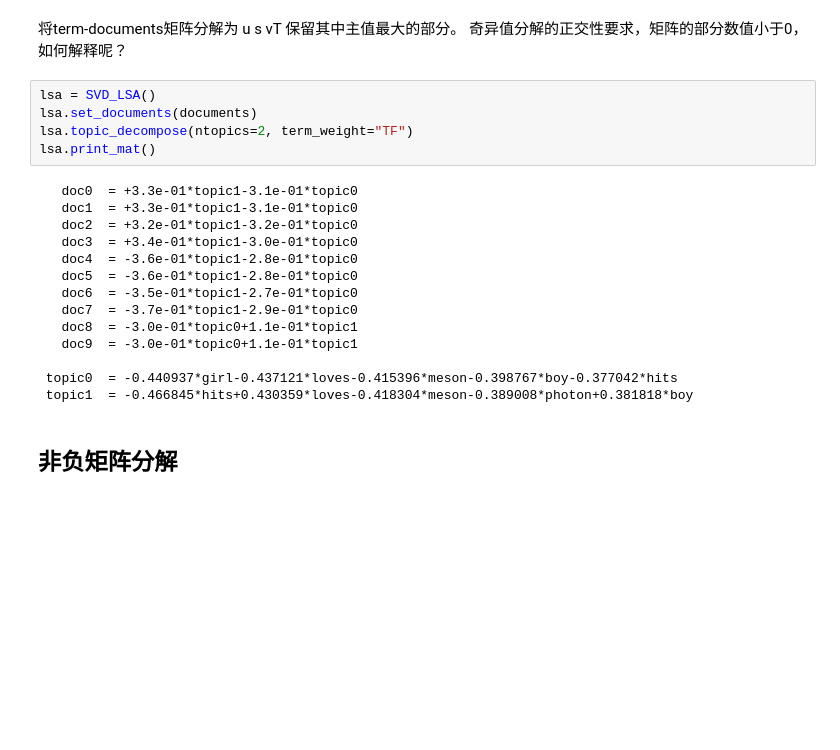
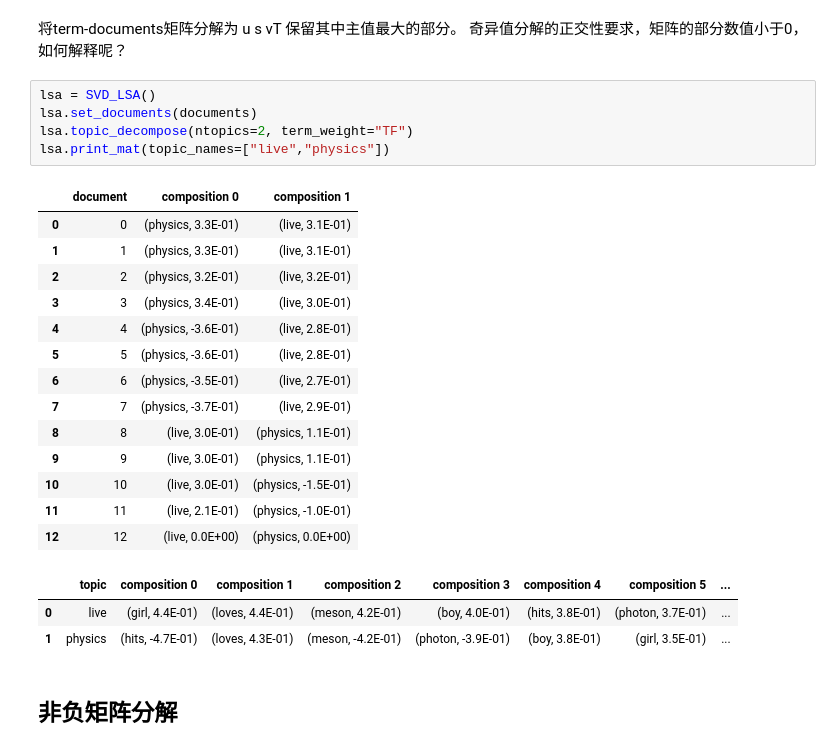
Before and after one commit to lhprojects/blog, a Jupyter notebook: JupyterNotebooks/LSA.ipynb, the cells around one changed output. Cells and saved outputs as stored; diff of their text form; blank space fills up the shorter version.

```diff
--- a/JupyterNotebooks/LSA.ipynb
+++ b/JupyterNotebooks/LSA.ipynb
@@ -713,22 +739,26 @@ term-document (7X13) matrix setup
 # %%
 lsa = SVD_LSA()
 lsa.set_documents(documents)
 lsa.topic_decompose(ntopics=2, term_weight="TF")
-lsa.print_mat()
+lsa.print_mat(topic_names=["live","physics"])
 # %% [output]
-   doc0  = +3.3e-01*topic1-3.1e-01*topic0
-   doc1  = +3.3e-01*topic1-3.1e-01*topic0
-   doc2  = +3.2e-01*topic1-3.2e-01*topic0
-   doc3  = +3.4e-01*topic1-3.0e-01*topic0
-   doc4  = -3.6e-01*topic1-2.8e-01*topic0
-   doc5  = -3.6e-01*topic1-2.8e-01*topic0
-   doc6  = -3.5e-01*topic1-2.7e-01*topic0
-   doc7  = -3.7e-01*topic1-2.9e-01*topic0
-   doc8  = -3.0e-01*topic0+1.1e-01*topic1
-   doc9  = -3.0e-01*topic0+1.1e-01*topic1
-
- topic0  = -0.440937*girl-0.437121*loves-0.415396*meson-0.398767*boy-0.377042*hits
- topic1  = -0.466845*hits+0.430359*loves-0.418304*meson-0.389008*photon+0.381818*boy
+|  | document | composition 0 | composition 1 |
+| 0 | 0 | (physics, 3.3E-01) | (live, 3.1E-01) |
+| 1 | 1 | (physics, 3.3E-01) | (live, 3.1E-01) |
+| 2 | 2 | (physics, 3.2E-01) | (live, 3.2E-01) |
+| 3 | 3 | (physics, 3.4E-01) | (live, 3.0E-01) |
+| 4 | 4 | (physics, -3.6E-01) | (live, 2.8E-01) |
+| 5 | 5 | (physics, -3.6E-01) | (live, 2.8E-01) |
+| 6 | 6 | (physics, -3.5E-01) | (live, 2.7E-01) |
+| 7 | 7 | (physics, -3.7E-01) | (live, 2.9E-01) |
+| 8 | 8 | (live, 3.0E-01) | (physics, 1.1E-01) |
+| 9 | 9 | (live, 3.0E-01) | (physics, 1.1E-01) |
+| 10 | 10 | (live, 3.0E-01) | (physics, -1.5E-01) |
+| 11 | 11 | (live, 2.1E-01) | (physics, -1.0E-01) |
+| 12 | 12 | (live, 0.0E+00) | (physics, 0.0E+00) |
+|  | topic | composition 0 | composition 1 | composition 2 | composition 3 | composition 4 | composition 5 | ... |
+| 0 | live | (girl, 4.4E-01) | (loves, 4.4E-01) | (meson, 4.2E-01) | (boy, 4.0E-01) | (hits, 3.8E-01) | (photon, 3.7E-01) | ... |
+| 1 | physics | (hits, -4.7E-01) | (loves, 4.3E-01) | (meson, -4.2E-01) | (photon, -3.9E-01) | (boy, 3.8E-01) | (girl, 3.5E-01) | ... |
 # %% [markdown]
 ## 非负矩阵分解
 # %% [markdown]
```
Also changed, not shown: parts of 36 cells of this notebook.
